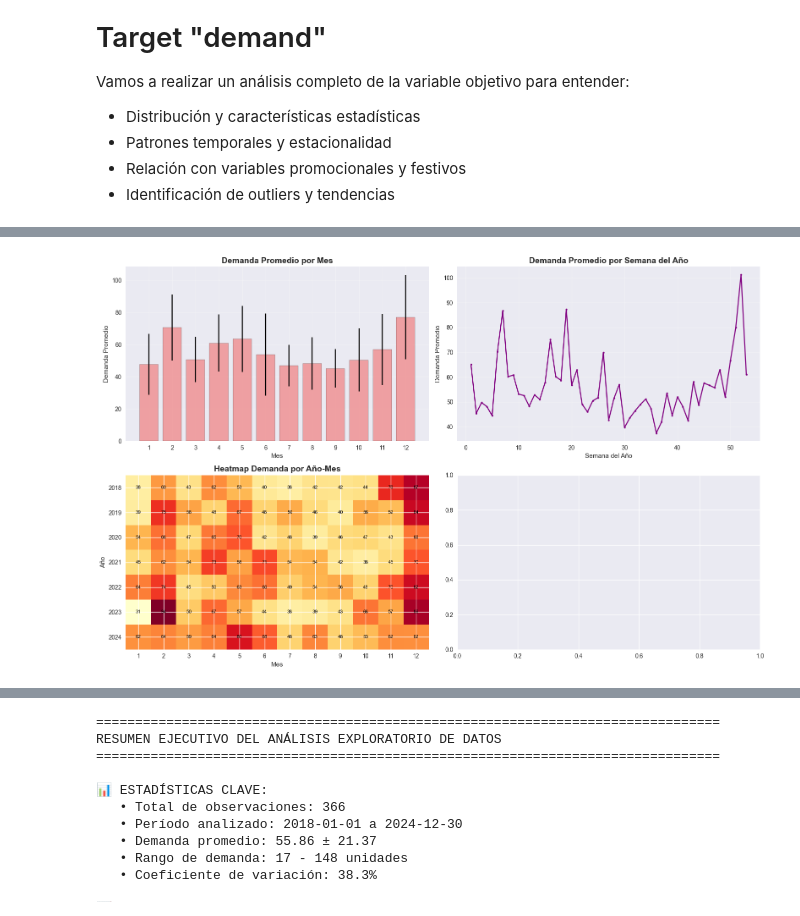
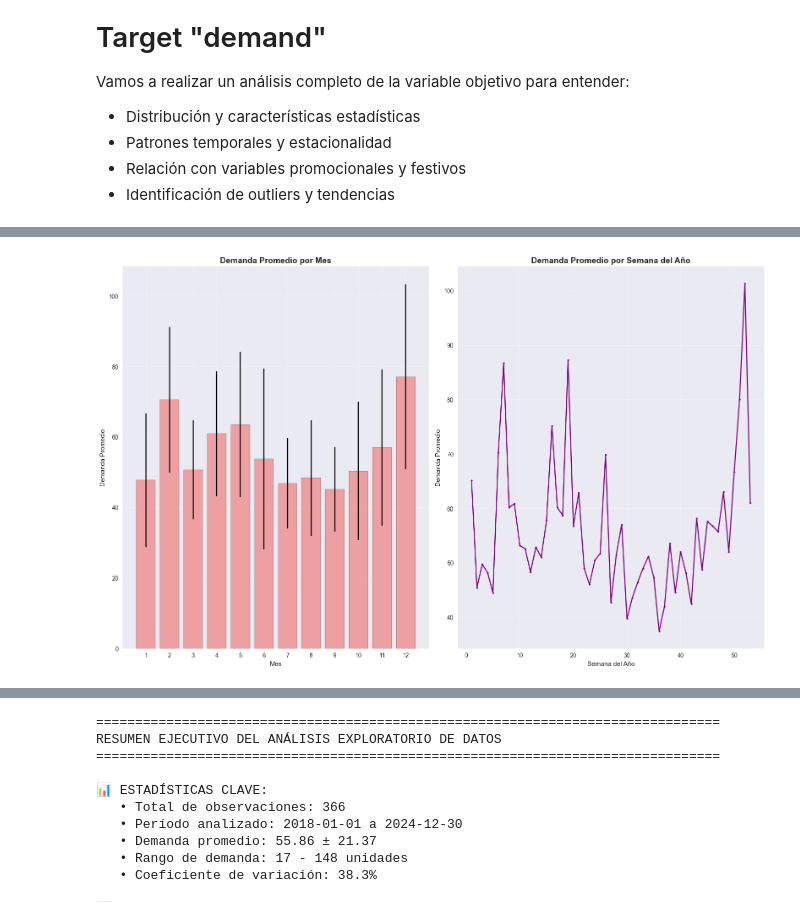
Before and after one commit to Javilejoo/DL-ProyectoFinal-PrediccionDemandaLSTM, a Jupyter notebook: predicciones.ipynb, the cells around one changed output, grey strips where cells are left out. Saved outputs shown, nothing was run; the diff lists cells and outputs as text; code cells hidden in the pictures.

```diff
--- a/predicciones.ipynb
+++ b/predicciones.ipynb
@@ -268,49 +233,32 @@ plt.show()
 # %%
 # 3. ANÁLISIS ESTACIONAL
-fig, axes = plt.subplots(2, 2, figsize=(16, 10))
+fig, axes = plt.subplots(1, 2, figsize=(16, 10))
 
 # Demanda por mes
 monthly_demand = df.groupby('month')['demand'].agg(['mean', 'std']).reset_index()
-axes[0,0].bar(monthly_demand['month'], monthly_demand['mean'],
+axes[0].bar(monthly_demand['month'], monthly_demand['mean'],
               color='lightcoral', alpha=0.7, edgecolor='black')
-axes[0,0].errorbar(monthly_demand['month'], monthly_demand['mean'],
+axes[0].errorbar(monthly_demand['month'], monthly_demand['mean'],
                    yerr=monthly_demand['std'], fmt='none', color='black', capsize=3)
-axes[0,0].set_title('Demanda Promedio por Mes', fontsize=14, fontweight='bold')
-axes[0,0].set_xlabel('Mes')
-axes[0,0].set_ylabel('Demanda Promedio')
-axes[0,0].set_xticks(range(1, 13))
-axes[0,0].grid(True, alpha=0.3)
+axes[0].set_title('Demanda Promedio por Mes', fontsize=14, fontweight='bold')
+axes[0].set_xlabel('Mes')
+axes[0].set_ylabel('Demanda Promedio')
+axes[0].set_xticks(range(1, 13))
+axes[0].grid(True, alpha=0.3)
 
 # Demanda por semana del año
 weekly_demand = df.groupby('week_of_year')['demand'].mean()
-axes[0,1].plot(weekly_demand.index, weekly_demand.values, marker='o', markersize=3, color='purple')
-axes[0,1].set_title('Demanda Promedio por Semana del Año', fontsize=14, fontweight='bold')
-axes[0,1].set_xlabel('Semana del Año')
-axes[0,1].set_ylabel('Demanda Promedio')
-axes[0,1].grid(True, alpha=0.3)
+axes[1].plot(weekly_demand.index, weekly_demand.values, marker='o', markersize=3, color='purple')
+axes[1].set_title('Demanda Promedio por Semana del Año', fontsize=14, fontweight='bold')
+axes[1].set_xlabel('Semana del Año')
+axes[1].set_ylabel('Demanda Promedio')
+axes[1].grid(True, alpha=0.3)
 
-# Heatmap año-mes
-pivot_table = df.pivot_table(values='demand', index='year', columns='month', aggfunc='mean')
-im = axes[1,0].imshow(pivot_table.values, cmap='YlOrRd', aspect='auto')
-axes[1,0].set_xticks(range(len(pivot_table.columns)))
-axes[1,0].set_xticklabels(pivot_table.columns)
-axes[1,0].set_yticks(range(len(pivot_table.index)))
-axes[1,0].set_yticklabels(pivot_table.index)
-axes[1,0].set_title('Heatmap Demanda por Año-Mes', fontsize=14, fontweight='bold')
-axes[1,0].set_xlabel('Mes')
-axes[1,0].set_ylabel('Año')
-
-# Agregar valores al heatmap
-for i in range(len(pivot_table.index)):
-    for j in range(len(pivot_table.columns)):
-        if not pd.isna(pivot_table.iloc[i, j]):
-            axes[1,0].text(j, i, f'{pivot_table.iloc[i, j]:.0f}',
-                          ha='center', va='center', fontsize=8, color='black')
 
 
 plt.tight_layout()
 plt.show()
 # %% [output]
-[figure, old version]
+[figure, new version]
 # %%
 # 4. ANÁLISIS DE FACTORES EXTERNOS
```
Also changed, not shown: parts of 6 cells of this notebook.
